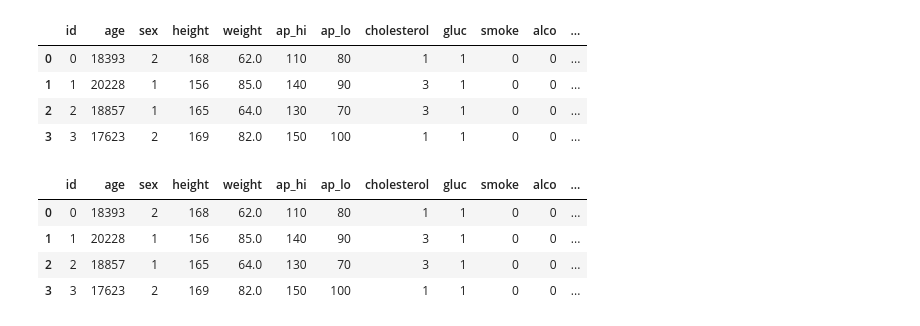
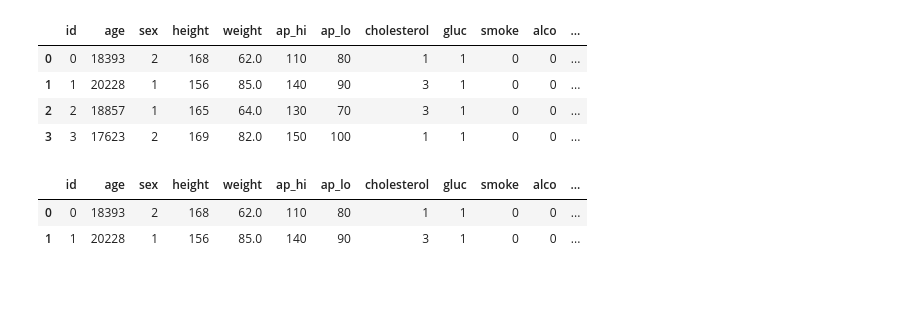
Before and after one commit to Anas1602/Data-Analysis-with-Python---CodeCamp, a Jupyter notebook: Medical Examination Data/medicalData.ipynb, the cells around one changed output. Drawn from its saved outputs; the diff is of its cells as text; code cells hidden in the pictures; blank space fills up the shorter version.

```diff
--- a/Medical Examination Data/medicalData.ipynb
+++ b/Medical Examination Data/medicalData.ipynb
@@ -15,11 +15,10 @@ df.head(4)
 | 2 | 2 | 18857 | 1 | 165 | 64.0 | 130 | 70 | 3 | 1 | 0 | 0 | ... |
 | 3 | 3 | 17623 | 2 | 169 | 82.0 | 150 | 100 | 1 | 1 | 0 | 0 | ... |
 # %%
-df['BMI'] = df['weight'] / ((df['height'] * 0.01) ** 2)
-df.head(4)
+# 2. Add 'overweight' column
+df['overweight'] = (df['weight'] / (df['height'] / 100) ** 2 > 25).astype(int)
+df.head(2)
 # %% [output]
 |  | id | age | sex | height | weight | ap_hi | ap_lo | cholesterol | gluc | smoke | alco | ... |
 | 0 | 0 | 18393 | 2 | 168 | 62.0 | 110 | 80 | 1 | 1 | 0 | 0 | ... |
 | 1 | 1 | 20228 | 1 | 156 | 85.0 | 140 | 90 | 3 | 1 | 0 | 0 | ... |
-| 2 | 2 | 18857 | 1 | 165 | 64.0 | 130 | 70 | 3 | 1 | 0 | 0 | ... |
-| 3 | 3 | 17623 | 2 | 169 | 82.0 | 150 | 100 | 1 | 1 | 0 | 0 | ... |
```
Also changed, not shown: parts of 7 cells of this notebook, 2 other files.
